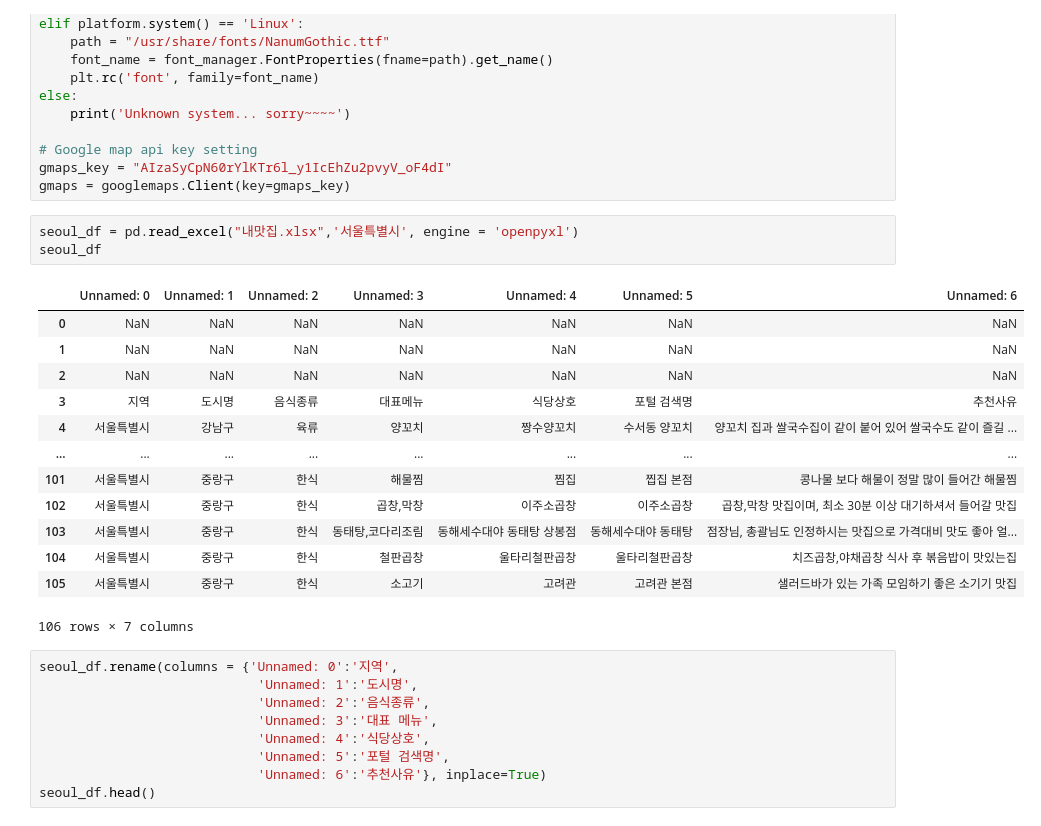
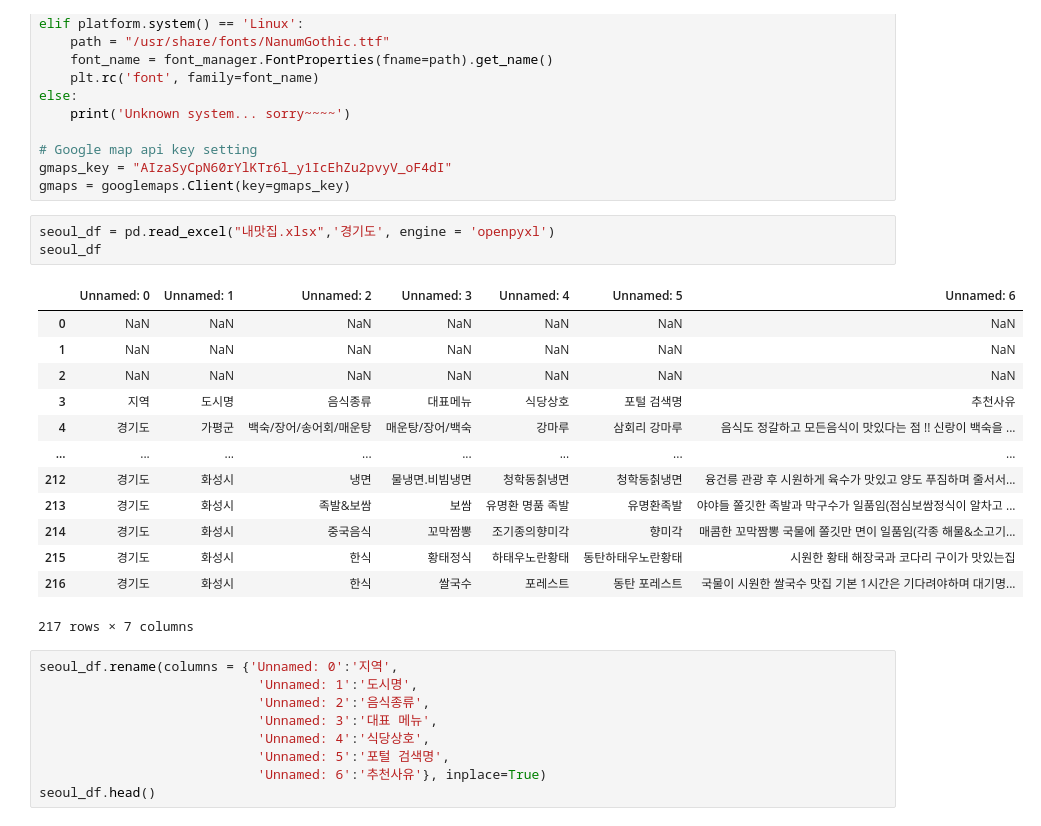
Before and after one commit to SungDaeH/after_school, a Jupyter notebook: 미래유망_0422.ipynb, the cells around one changed output. Drawn from its saved outputs; the diff is of its cells as text.

```diff
--- a/미래유망_0422.ipynb
+++ b/미래유망_0422.ipynb
@@ -200,22 +195,22 @@ else:
 gmaps_key = "AIzaSyCpN60rYlKTr6l_y1IcEhZu2pvyV_oF4dI"
 gmaps = googlemaps.Client(key=gmaps_key)
 # %%
-seoul_df = pd.read_excel("내맛집.xlsx",'서울특별시', engine = 'openpyxl')
+seoul_df = pd.read_excel("내맛집.xlsx",'경기도', engine = 'openpyxl')
 seoul_df
 # %% [output]
 |  | Unnamed: 0 | Unnamed: 1 | Unnamed: 2 | Unnamed: 3 | Unnamed: 4 | Unnamed: 5 | Unnamed: 6 |
 | 0 | NaN | NaN | NaN | NaN | NaN | NaN | NaN |
 | 1 | NaN | NaN | NaN | NaN | NaN | NaN | NaN |
 | 2 | NaN | NaN | NaN | NaN | NaN | NaN | NaN |
 | 3 | 지역 | 도시명 | 음식종류 | 대표메뉴 | 식당상호 | 포털 검색명 | 추천사유 |
-| 4 | 서울특별시 | 강남구 | 육류 | 양꼬치 | 짱수양꼬치 | 수서동 양꼬치 | 양꼬치 집과 쌀국수집이 같이 붙어 있어 쌀국수도 같이 즐길 ... |
+| 4 | 경기도 | 가평군 | 백숙/장어/송어회/매운탕 | 매운탕/장어/백숙 | 강마루 | 삼회리 강마루 | 음식도 정갈하고 모든음식이 맛있다는 점 !! 신랑이 백숙을 ... |
 | ... | ... | ... | ... | ... | ... | ... | ... |
-| 101 | 서울특별시 | 중랑구 | 한식 | 해물찜 | 찜집 | 찝집 본점 | 콩나물 보다 해물이 정말 많이 들어간 해물찜 |
-| 102 | 서울특별시 | 중랑구 | 한식 | 곱창,막창 | 이주소곱창 | 이주소곱창 | 곱창,막창 맛집이며, 최소 30분 이상 대기하셔서 들어갈 맛집 |
-| 103 | 서울특별시 | 중랑구 | 한식 | 동태탕,코다리조림 | 동해세수대야 동태탕 상봉점 | 동해세수대야 동태탕 | 점장님, 총괄님도 인정하시는 맛집으로 가격대비 맛도 좋아 얼... |
-| 104 | 서울특별시 | 중랑구 | 한식 | 철판곱창 | 울타리철판곱창 | 울타리철판곱창 | 치즈곱창,야채곱창 식사 후 볶음밥이 맛있는집 |
-| 105 | 서울특별시 | 중랑구 | 한식 | 소고기 | 고려관 | 고려관 본점 | 샐러드바가 있는 가족 모임하기 좋은 소기기 맛집 |
+| 212 | 경기도 | 화성시 | 냉면 | 물냉면.비빔냉면 | 청학동칡냉면 | 청학동칡냉면 | 융건릉 관광 후 시원하게 육수가 맛있고 양도 푸짐하며 줄서서... |
+| 213 | 경기도 | 화성시 | 족발&보쌈 | 보쌈 | 유명환 명품 족발 | 유명환족발 | 야야들 쫄깃한 족발과 막구수가 일품임(점심보쌈정식이 알차고 ... |
+| 214 | 경기도 | 화성시 | 중국음식 | 꼬막짬뽕 | 조기종의향미각 | 향미각 | 매콤한 꼬막짬뽕 국물에 쫄깃만 면이 일품임(각종 해물&소고기... |
+| 215 | 경기도 | 화성시 | 한식 | 황태정식 | 하태우노란황태 | 동탄하태우노란황태 | 시원한 황태 해장국과 코다리 구이가 맛있는집 |
+| 216 | 경기도 | 화성시 | 한식 | 쌀국수 | 포레스트 | 동탄 포레스트 | 국물이 시원한 쌀국수 맛집 기본 1시간은 기다려야하며 대기명... |
-106 rows × 7 columns
+217 rows × 7 columns
 # %%
 seoul_df.rename(columns = {'Unnamed: 0':'지역',
                             'Unnamed: 1':'도시명',
```
Also changed, not shown: parts of 4 cells of this notebook, 2 other files.
